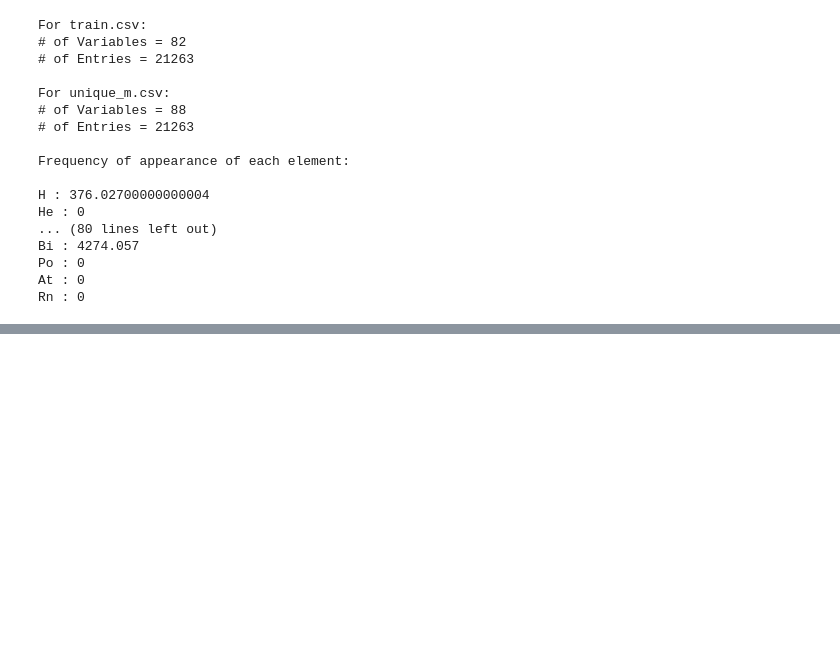
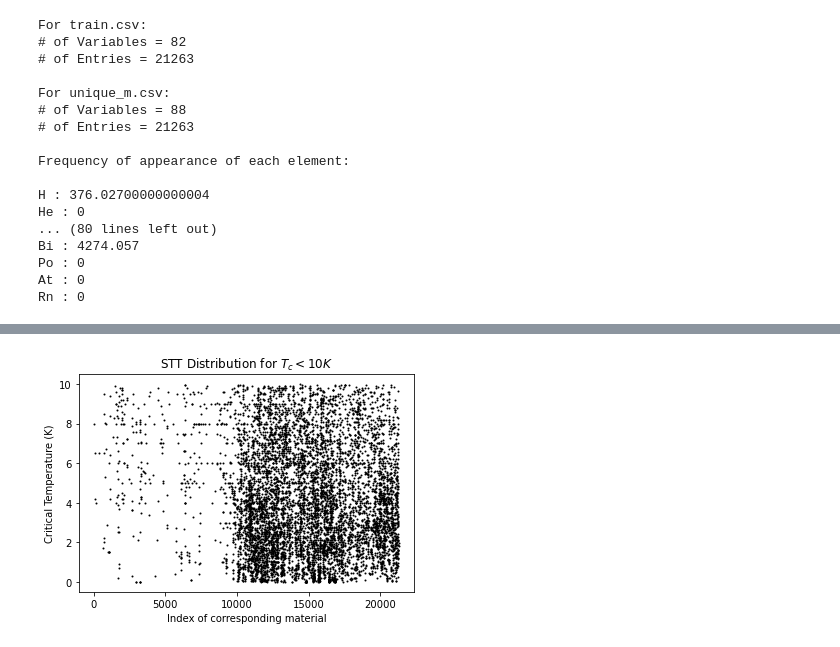
Before and after one commit to teoyi/scientific-computing-archive, a Jupyter notebook: sci-comp-II/Week-3/sc-part1.ipynb, the cells around one changed output, grey strips where cells are left out. Cells and saved outputs as stored; diff of their text form; code cells hidden in the pictures; blank space fills up the shorter version.

```diff
--- a/sci-comp-II/Week-3/sc-part1.ipynb
+++ b/sci-comp-II/Week-3/sc-part1.ipynb
@@ -172,0 +159,19 @@ plt.show()
+# %%
+# Tc < 10K
+tcL10i = []
+tcL10t = []
+tcu = df_um['critical_temp']
+for n in np.arange(0, tcu.shape[0]):
+    if tcu[n] < 10:
+        tcL10i.append(n)
+        tcL10t.append(tcu[n])
+    else:
+        pass
+
+plt.scatter(tcL10i, tcL10t, s = 1, color = 'black')
+plt.ylabel('Critical Temperature (K)')
+plt.xlabel('Index of corresponding material')
+plt.title('STT Distribution for $T_c<10K$')
+plt.show()
+# %% [output]
+[figure, added]
```
Also changed, not shown: parts of 8 cells of this notebook.
